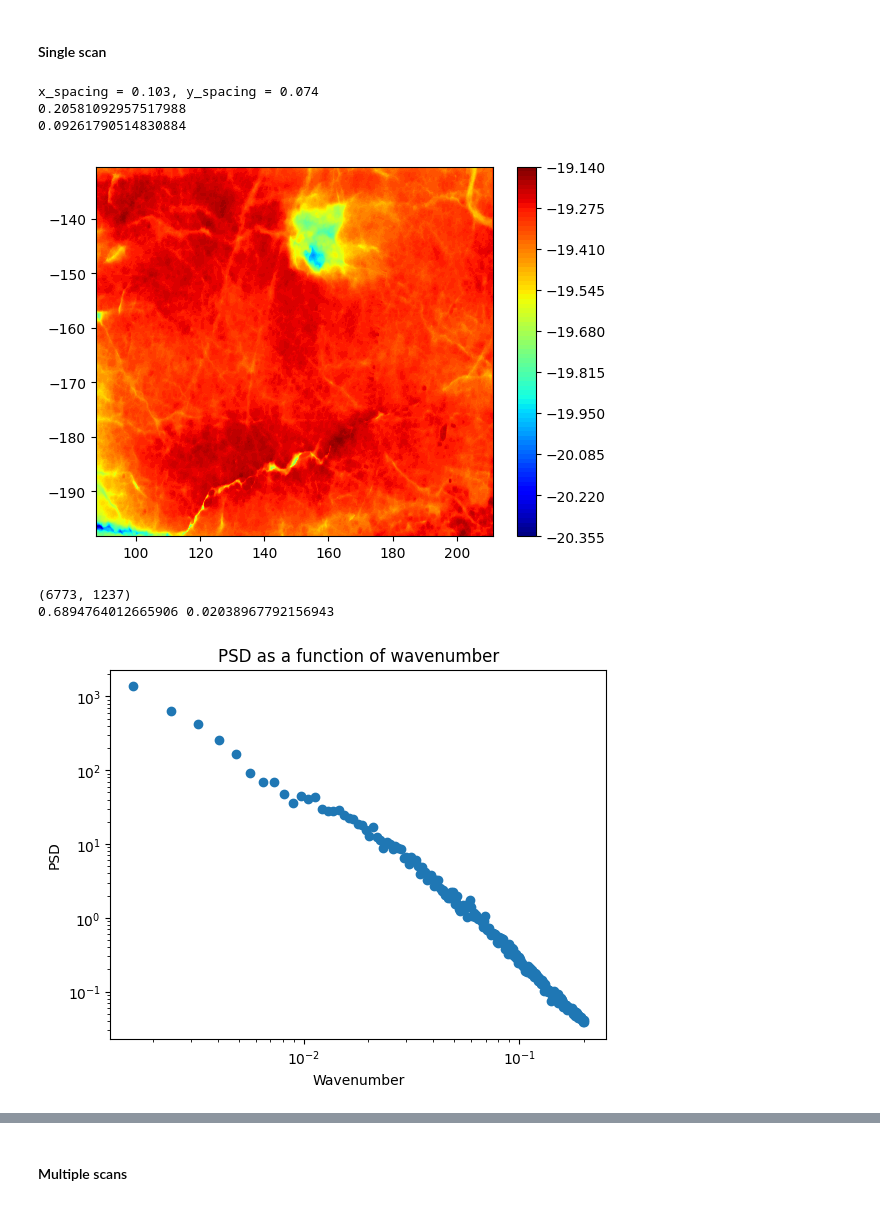
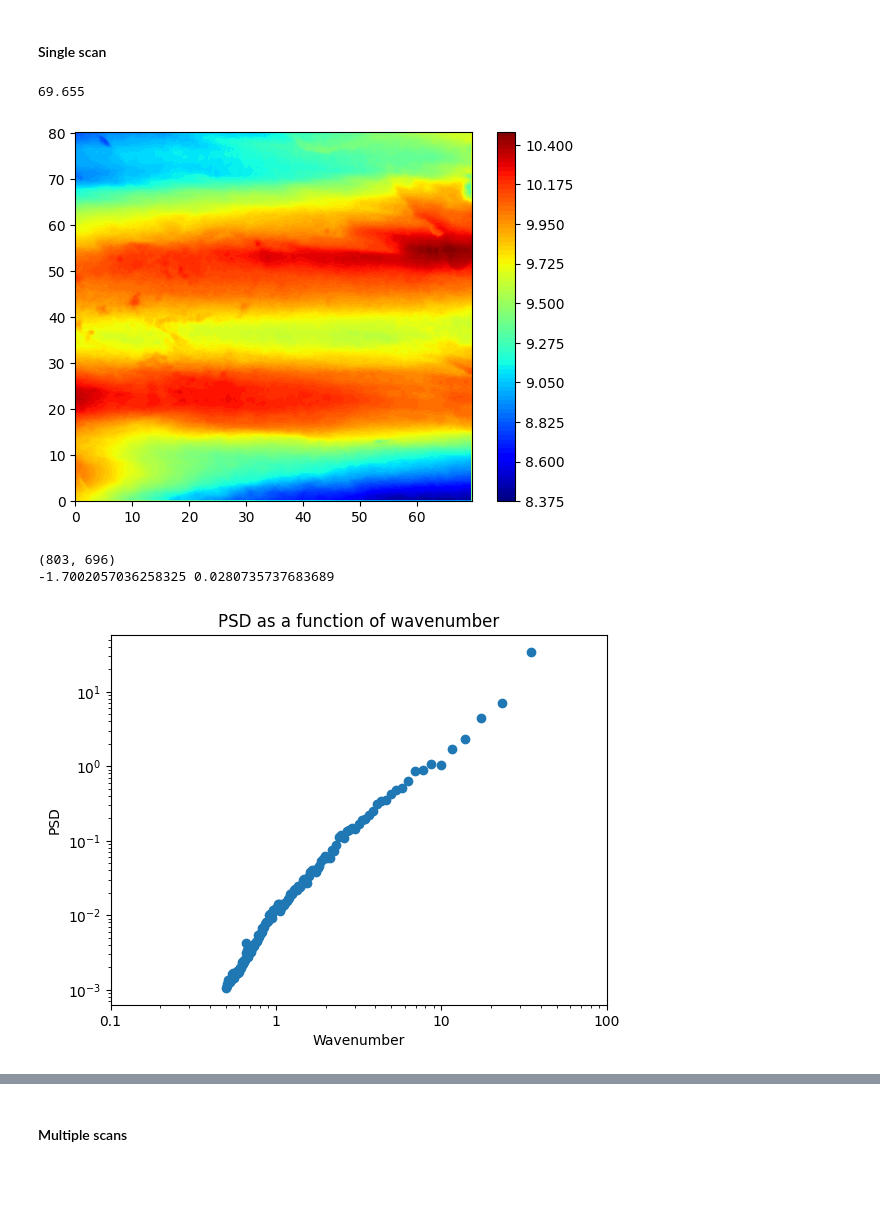
Before and after one commit to LekiYak/mcgill-natural-faults, a Jupyter notebook: src/psd_analysis.ipynb, the cells around one changed output, grey strips where cells are left out. Cells and saved outputs as stored; diff of their text form; code cells hidden in the pictures; blank space fills up the shorter version.

```diff
--- a/src/psd_analysis.ipynb
+++ b/src/psd_analysis.ipynb
@@ -30,6 +31,11 @@ def load_data(path):
     """
 
     data = np.loadtxt(path, usecols=(0,1,2)) # Only x, y, z coordinates
+
+    # Shift the data so that the minimum x and y values are 0
+    data[:,0] -= np.min(data[:,0])
+    data[:,1] -= np.min(data[:,1])
+
     return data
 
 def interpolate(raw_data):
@@ -142,11 +148,6 @@ def interpolate_psd(raw_data):
     x_spacing = abs(round((raw_data[0,0] - raw_data[5,0]) / 4, 3)) # Round to 2 decimal places
     y_spacing = abs(round(raw_data[0,1] - raw_data[3,1], 3))
 
-    print(f'x_spacing = {x_spacing}, y_spacing = {y_spacing}')
-
-    print(np.mean(np.absolute(np.diff(raw_data[:,0]))))
-    print(np.mean(np.absolute(np.diff(raw_data[:,1]))))
-
     # Length of the grid in x and y
     # Calculated by taking the difference between the first and last points
     x_max, x_min = np.max(raw_data[:,0]), np.min(raw_data[:,0])
@@ -154,6 +155,7 @@ def interpolate_psd(raw_data):
 
     x_length = abs(round(x_max - x_min, 3))
     y_length = abs(round(y_max - y_min, 3))
+    print(x_length)
 
     x_spacing = 0.1
     y_spacing = 0.1
@@ -181,11 +183,19 @@ def interpolate_psd(raw_data):
     ---------------------PSD---------------------
     """
 
+    """Processing"""
+    # Detrend each row
+    fit_data = signal.detrend(fit_data, axis=1)
+
+    # Apply a Hanning window to each row using scipy
+    fit_data = signal.hann(len(fit_data[0])) * fit_data
+
+    """FFT"""
     # Perform the FFT on each row
     fft_data = np.fft.fft(fit_data, axis=1)
 
-    # Calculate the PSD from the FFT data (only the real part is needed)
-    psd_data = np.abs(fft_data)**2
+    # Calculate the PSD from the FFT data
+    psd_data = fft_data * np.conj(fft_data) #/ len(fft_data[0])
 
     # Take the mean psd of all the rows
     psd_data = np.mean(psd_data, axis=0)
@@ -261,6 +271,7 @@ def plot_psd_log(wavenumber, psd_data):
         plt.yscale('log')
         plt.xlabel('Wavenumber')
         plt.ylabel('PSD')
+        plt.xticks([10**(-1), 10**(-2), 10**(-3)], [1, 10, 100])
         plt.title('PSD as a function of wavenumber')
         plt.show()
 # %% [markdown]
@@ -269,22 +280,20 @@ def plot_psd_log(wavenumber, psd_data):
 #### Single scan
 # %%
 # Load data
-path = '../surfaces/AVLY03/AVLY03_large.txt'
+path = '../surfaces/JBZQ04/JBZQ04.txt'
 data = load_data(path)
 
 # Compute
 # a = interpolate(data)
 
 
 wn, ps = interpolate_psd(data)
 
 
-plot_psd_log(wn, ps)
+plot_psd_log(1 / wn, ps)
 # %% [output]
-x_spacing = 0.103, y_spacing = 0.074
-0.20581092957517988
-0.09261790514830884
+69.655
-[figure, old version]
+[figure, new version]
-(6773, 1237)
-0.6894764012665906 0.02038967792156943
+(803, 696)
+-1.7002057036258325 0.0280735737683689
-[figure, old version]
+[figure, new version]
```
Also changed, not shown: parts of 5 cells of this notebook, 20 other files.
